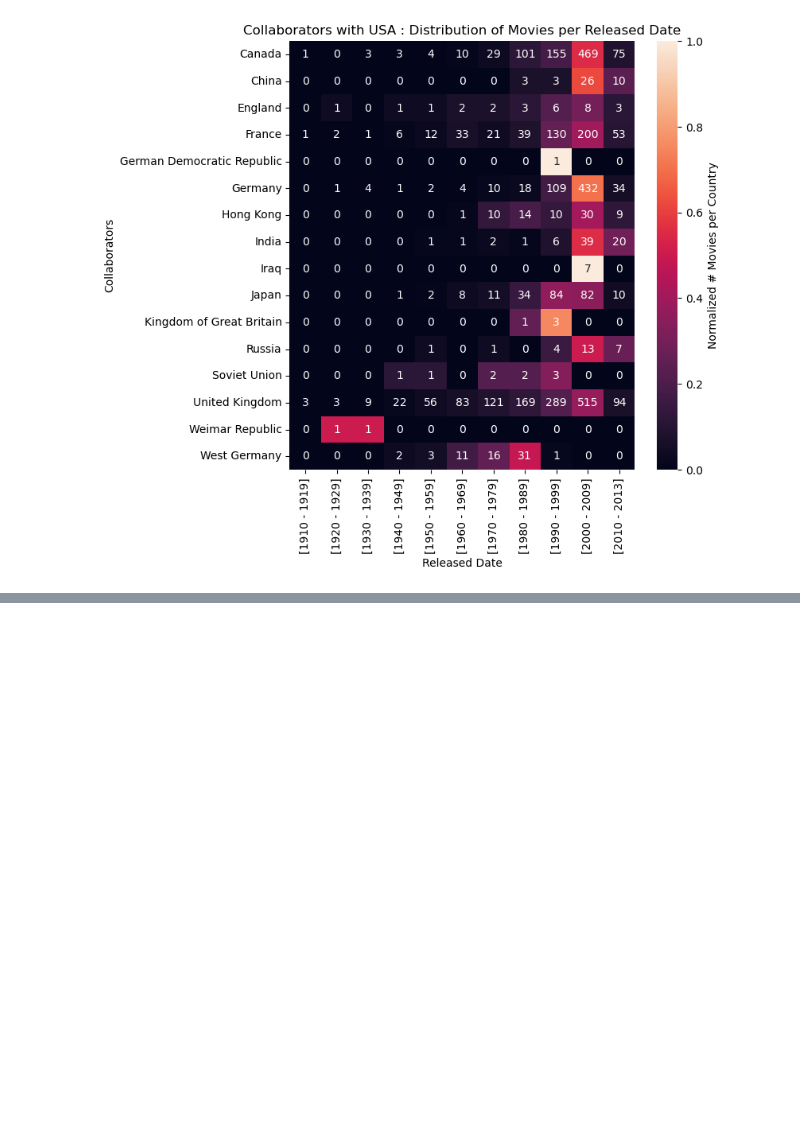
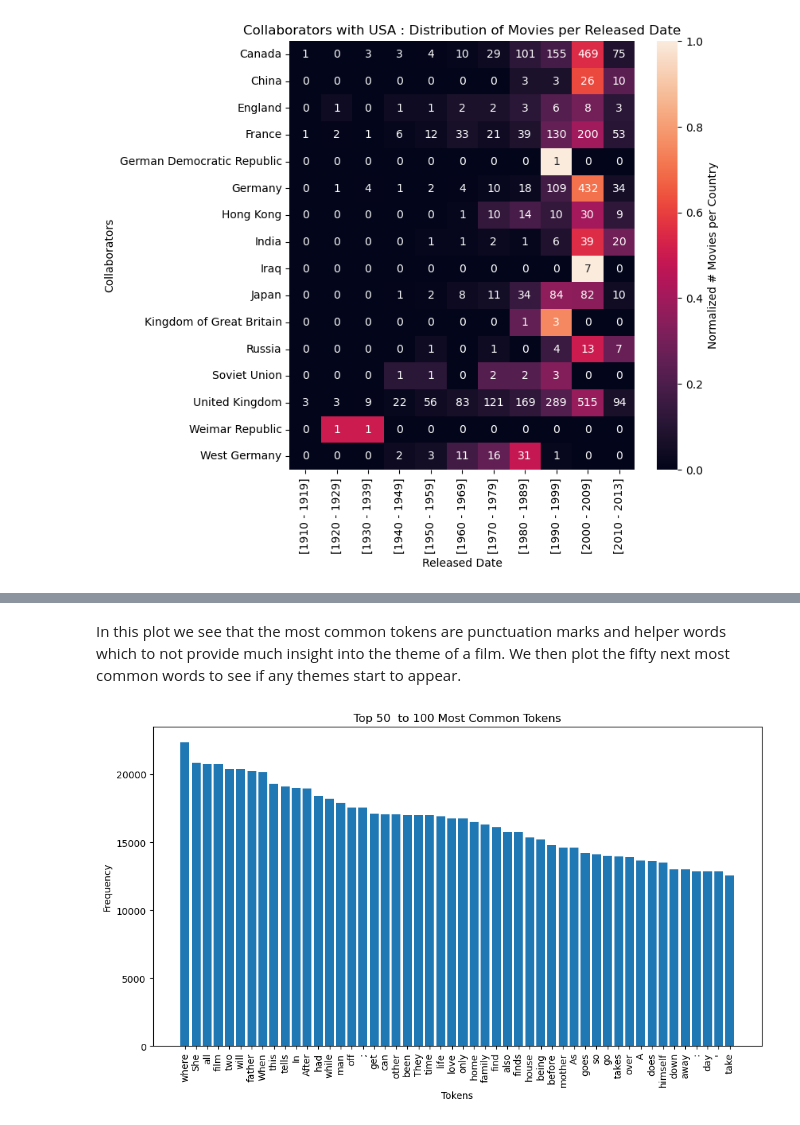
Before and after one commit to epfl-ada/ada-2024-project-spaghettisolution, a Jupyter notebook: results.ipynb, the cells around one changed output, grey strips where cells are left out. Saved outputs shown, nothing was run; the diff lists cells and outputs as text; code cells hidden in the pictures; blank space fills up the shorter version.

```diff
--- a/results.ipynb
+++ b/results.ipynb
@@ -267,0 +320,6 @@ dw.normelize_collab_USA_heatmap(merge_collab_date_df)
+# %% [markdown]
+In this plot we see that the most common tokens are punctuation marks and helper words which to not provide much insight into the theme of a film. We then plot the fifty next most common words to see if any themes start to appear.
+# %%
+ta.plot_most_common(summary_tokens, 50, 100)
+# %% [output]
+[figure, added]
```
Also changed, not shown: parts of 21 cells of this notebook, 1 other file.
